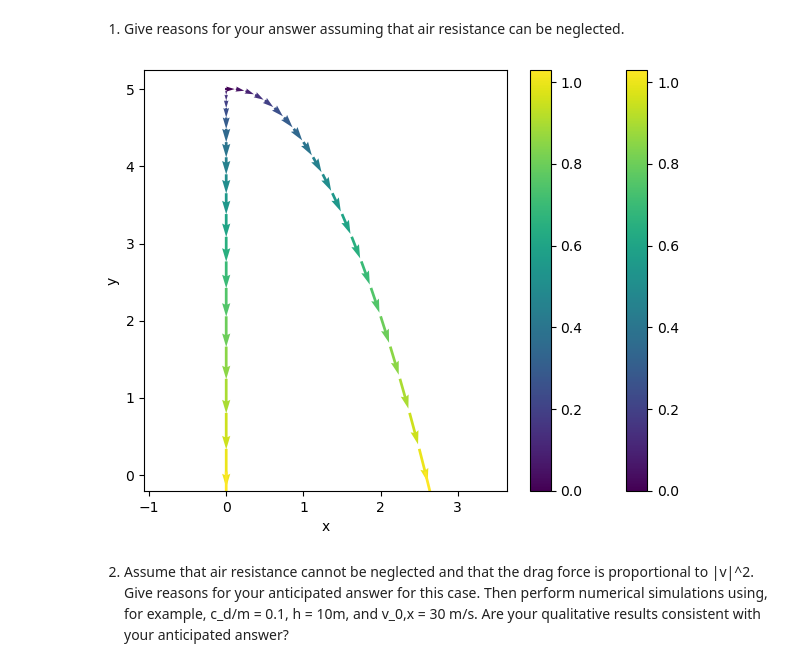
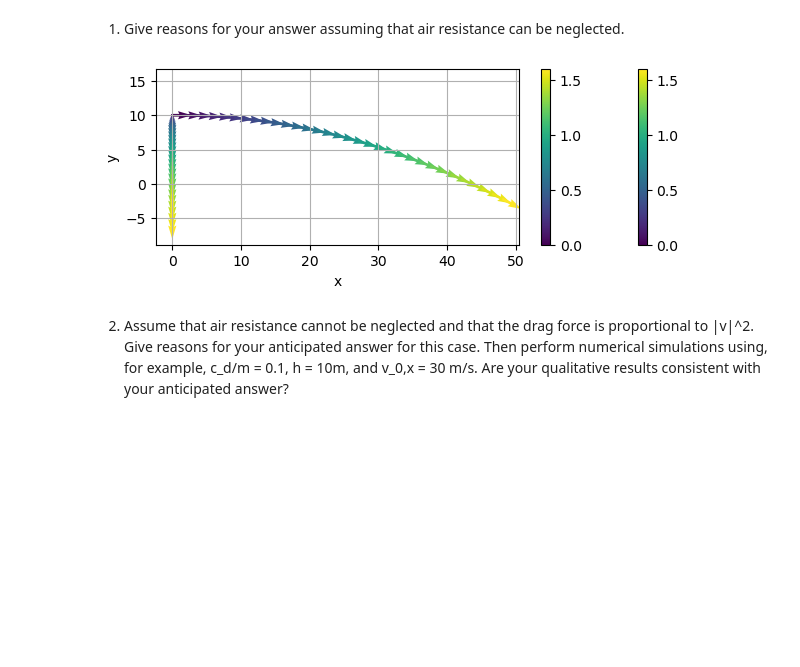
Before and after one commit to jaycebeck/Simulations, a Jupyter notebook: Homework1-JayceH.ipynb, the cells around one changed output. Drawn from its saved outputs; the diff is of its cells as text; code cells hidden in the pictures; blank space fills up the shorter version.

```diff
--- a/Homework1-JayceH.ipynb
+++ b/Homework1-JayceH.ipynb
@@ -77,28 +77,32 @@ first?
 # %%
 pm = ParticleMotion2DWithDrag(c=0.0)
 method = Euler()
 integrator = Integrator(pm, method)
 
 fig, ax = plt.subplots()
 
 
-u_s = [np.array([0.0, 0.0, 5.0, 0.0]), np.array([0.0, 2.5, 5.0, 0.0])]
+u_s = [np.array([0.0, 0.0, 10.0, 0.0]), np.array([0.0, 30.0, 10.0, 0.0])]
 
 fig.tight_layout()
+fig.set_figheight(2)
 
 for i in range(len(u_s)):
     t_0 = 0.0
-    t_end = 1.03
+    t_end = 1.6
     dt = 0.05
     t, u = integrator.integrate([t_0, t_end], dt, u_s[i])
 
     c = ax.quiver(u[:, 0], u[:, 2], u[:, 1], u[:, 3], t)
     ax.set_xlabel("x")
     ax.set_ylabel("y")
     plt.colorbar(c)
     plt.axis("equal")
+
+plt.grid(True)
+plt.show()
 # %% [output]
-[figure, old version]
+[figure, new version]
 # %% [markdown]
 2. Assume that air resistance cannot be neglected and that the drag force is proportional to |v|^2. Give reasons for your anticipated answer for this case. Then perform numerical simulations using, for example, c_d/m = 0.1, h = 10m, and v_0,x = 30 m/s. Are your qualitative results consistent with your anticipated answer?
 # %%
```
Also changed, not shown: parts of 5 cells of this notebook.
